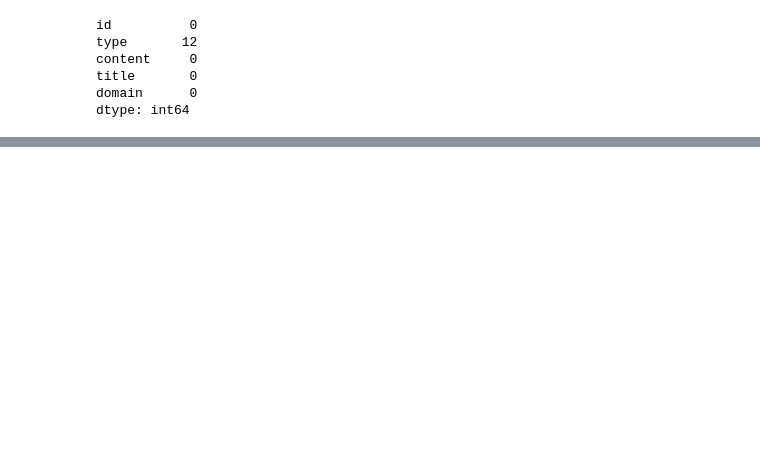
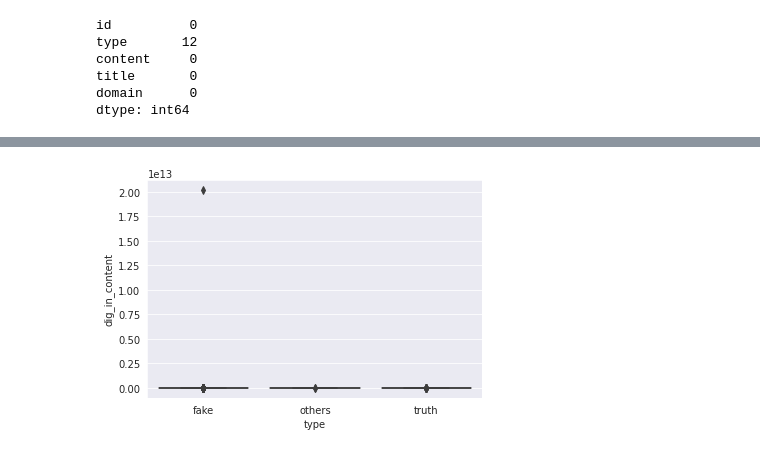
Before and after one commit to Xiiqiing/DS_project, a Jupyter notebook: M1.ipynb, the cells around one changed output, grey strips where cells are left out. Cells and saved outputs as stored; diff of their text form; code cells hidden in the pictures; blank space fills up the shorter version.

```diff
--- a/M1.ipynb
+++ b/M1.ipynb
@@ -154,0 +135,4 @@ df.head()
+# %%
+box = sns.boxplot(x=df2['type'], y=df2['dig_in_content']);
+# %% [output]
+[figure, added]
```
Also changed, not shown: parts of 31 cells of this notebook.
